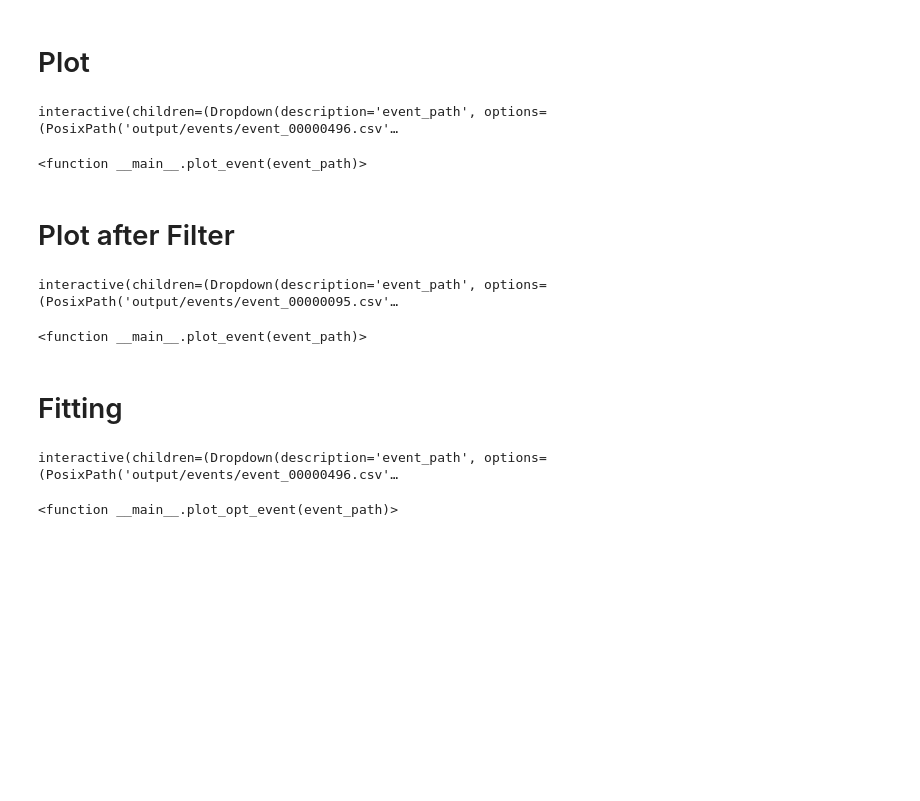
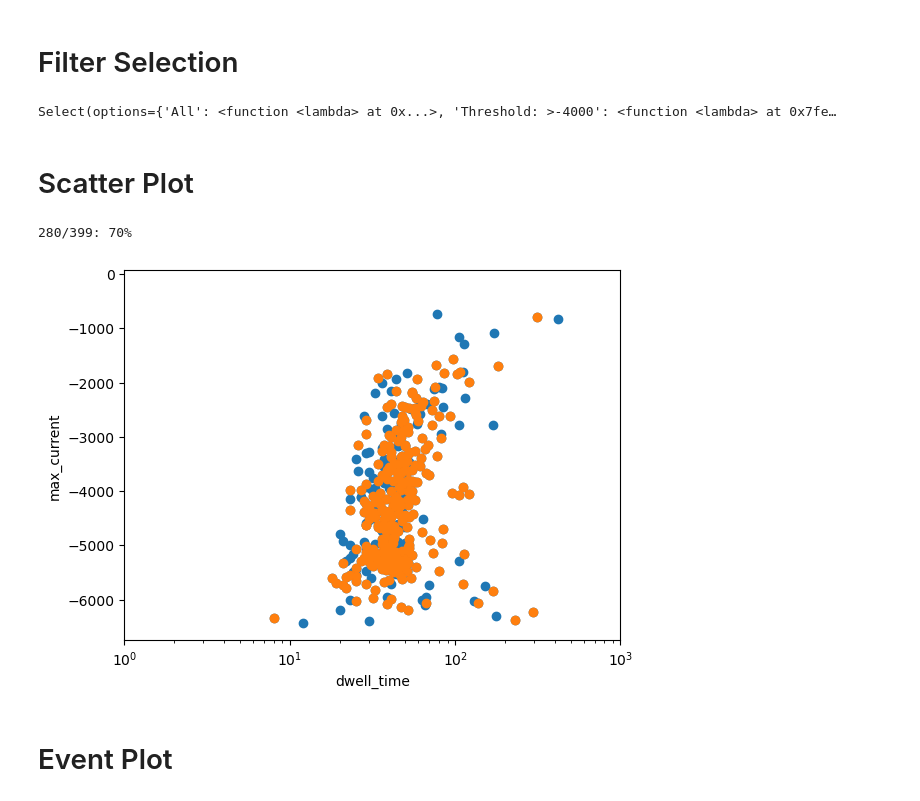
Before and after one commit to anabanted/ana_nanopore_analyzer, a Jupyter notebook: show_event.ipynb, the cells around one changed output. Saved outputs shown, nothing was run; the diff lists cells and outputs as text; code cells hidden in the pictures; blank space fills up the shorter version.

```diff
--- a/show_event.ipynb
+++ b/show_event.ipynb
@@ -54,0 +3,28 @@ AllEvent(event_list).scatter_dwelltime_maxcurrent(threshold=-6500, right=1000)
+# %%
+import pathlib
+from ipywidgets import interact, Select, Text, IntSlider
+import nanopore_event
+from tqdm.notebook import tqdm
+
+def event_list(path: str):
+    event_dir = pathlib.Path(path)
+    return list(event_dir.iterdir())
+
+def filter_events(event_filter, event_list):
+    filtered_events = [event for event in tqdm(event_list, desc="Filtering") if event_filter(event)]
+    print(f"{len(filtered_events)}/{len(event_list)}: {int(len(filtered_events)/len(event_list)*100)}%")
+    return filtered_events
+
+def plot_scatter(event_filter):
+    all_events = event_list(events_path.value)
+    filtered_events = filter_events(event_filter, all_events)
+    nanopore_event.AllEvent(all_events).scatter_dwelltime_maxcurrent(threshold=-6500, right=1000)
+    nanopore_event.AllEvent(filtered_events).scatter_dwelltime_maxcurrent(threshold=-6500, right=1000)
+
+def plot_event(event_path):
+    event = nanopore_event.Event(event_path)
+    event.plot()
+
+def plot_opt_event(event_path, Kmax=5):
+    event = nanopore_event.Event(event_path)
+    event.plot_opt(Kmax=Kmax)
@@ -54,0 +40,3 @@ AllEvent(event_list).scatter_dwelltime_maxcurrent(threshold=-6500, right=1000)
+# %%
+Kmax = IntSlider(value=5, min=1, max=10, step=1, description="Kmax")
+display(Kmax)
@@ -55,29 +45,23 @@ AllEvent(event_list).scatter_dwelltime_maxcurrent(threshold=-6500, right=1000)
+# %% [markdown]
+# Filter Selection
+# %%
+all_filter = lambda event_path: True
+threshold_filter = lambda event_path: nanopore_event.Event(event_path).max_current()>-4000
+
+def n_peak_filter(n):
+    return lambda event_path: nanopore_event.Event(event_path).count_peak(Kmax=Kmax.value) == n
+
+filter_dict = {"All": all_filter, "Threshold: >-4000": threshold_filter, "Two Peak": n_peak_filter(2)}
+filter_widget = Select(options=filter_dict)
+display(filter_widget)
+# %% [output]
+Select(options={'All': <function <lambda> at 0x...>, 'Threshold: >-4000': <function <lambda> at 0x7fe…
 # %% [markdown]
-# Plot
+# Scatter Plot
-# %%
-def plot_event(event_path):
-    event = Event(event_path)
-    event.plot()
-interact(plot_event, event_path = event_list)
-# %% [output]
-interactive(children=(Dropdown(description='event_path', options=(PosixPath('output/events/event_00000496.csv'…
-<function __main__.plot_event(event_path)>
+# %%
+plot_scatter(filter_widget.value)
+# %% [output]
+280/399: 70%
+[figure, added]
 # %% [markdown]
-# Plot after Filter
+# Event Plot
-# %%
-filtered_event = list(filter(lambda event_path: Event(event_path).max_current()>-4000, event_list))
-interact(plot_event, event_path = filtered_event)
-# %% [output]
-interactive(children=(Dropdown(description='event_path', options=(PosixPath('output/events/event_00000095.csv'…
-<function __main__.plot_event(event_path)>
-# %% [markdown]
-# Fitting
-# %%
-import time
-def plot_opt_event(event_path):
-    event = Event(event_path)
-    event.plot_opt(Kmax=5)
-interact(plot_opt_event, event_path = event_list)
-# %% [output]
-interactive(children=(Dropdown(description='event_path', options=(PosixPath('output/events/event_00000496.csv'…
-<function __main__.plot_opt_event(event_path)>
```
Also changed, not shown: parts of 11 cells of this notebook, 3 other files.
